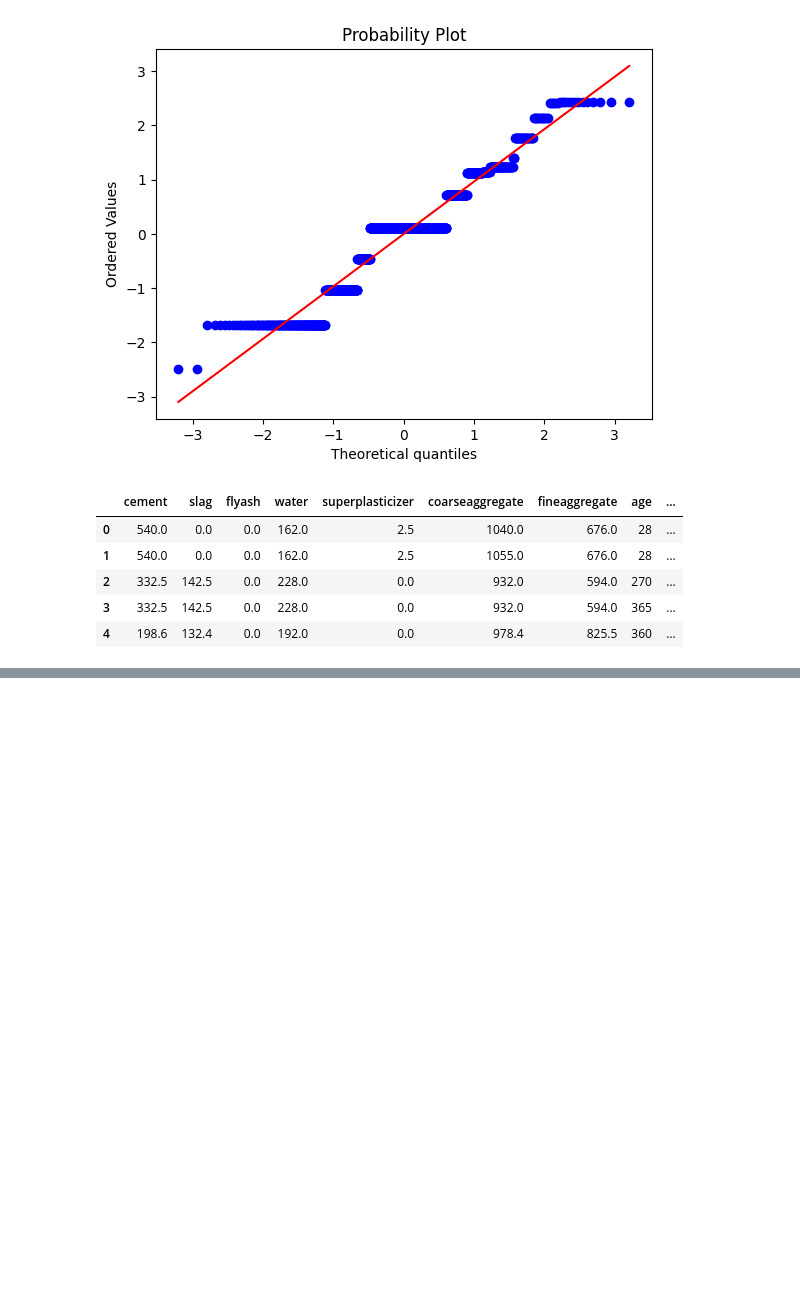
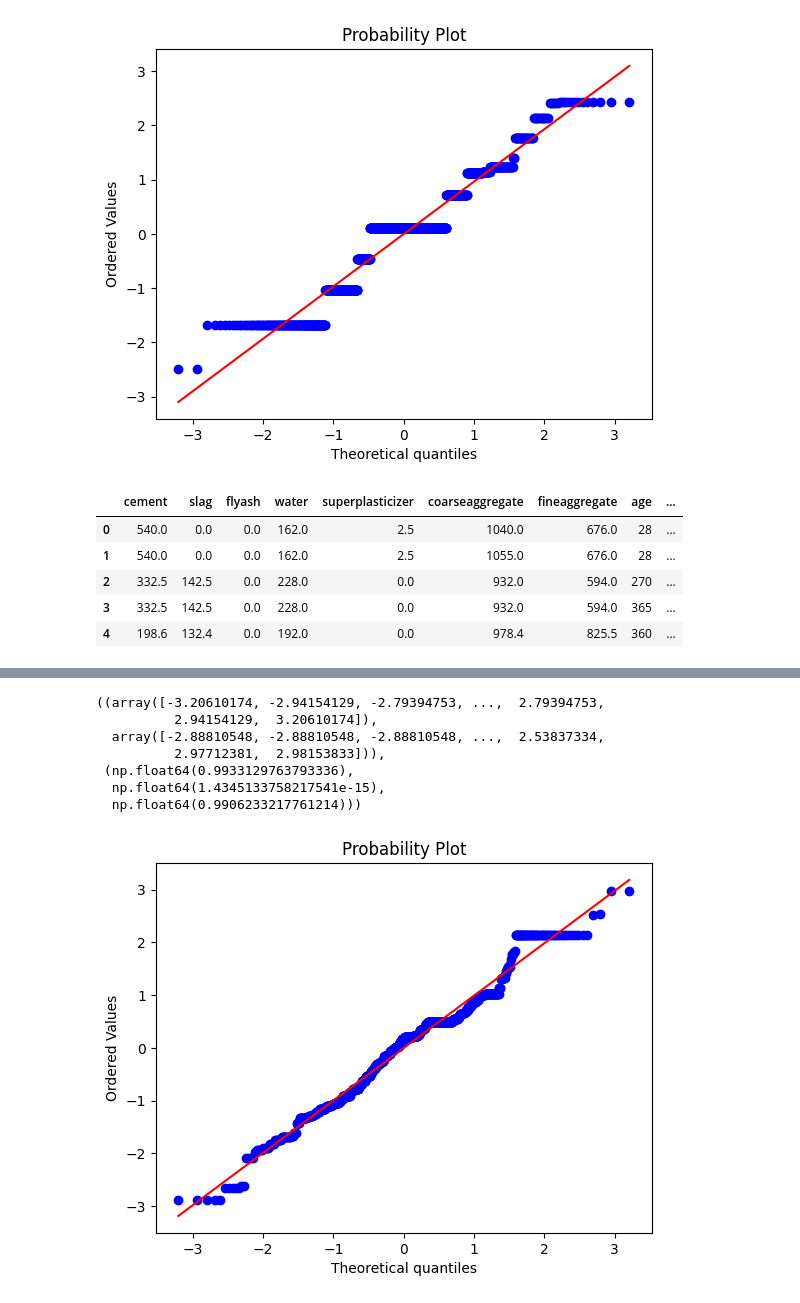
Before and after one commit to Shrikantlala24/Machine-learning, a Jupyter notebook: Feature engineering NB's/7-power-transform.ipynb, the cells around one changed output, grey strips where cells are left out. Drawn from its saved outputs; the diff is of its cells as text; code cells hidden in the pictures; blank space fills up the shorter version.

Commit message:
Kaggle Notebook | 7_power_transform | Version 4

```diff
--- a/Feature engineering NB's/7-power-transform.ipynb
+++ b/Feature engineering NB's/7-power-transform.ipynb
@@ -67,0 +88,12 @@ df.head()
+# %%
+df['water_pt'] = pt.fit_transform(df[['water']])
+stats.probplot(df['water_pt'],dist='norm',plot=plt)
+# %% [output]
+((array([-3.20610174, -2.94154129, -2.79394753, ...,  2.79394753,
+          2.94154129,  3.20610174]),
+  array([-2.88810548, -2.88810548, -2.88810548, ...,  2.53837334,
+          2.97712381,  2.98153833])),
+ (np.float64(0.9933129763793336),
+  np.float64(1.4345133758217541e-15),
+  np.float64(0.9906233217761214)))
+[figure, added]
```
Also changed, not shown: parts of 6 cells of this notebook.
